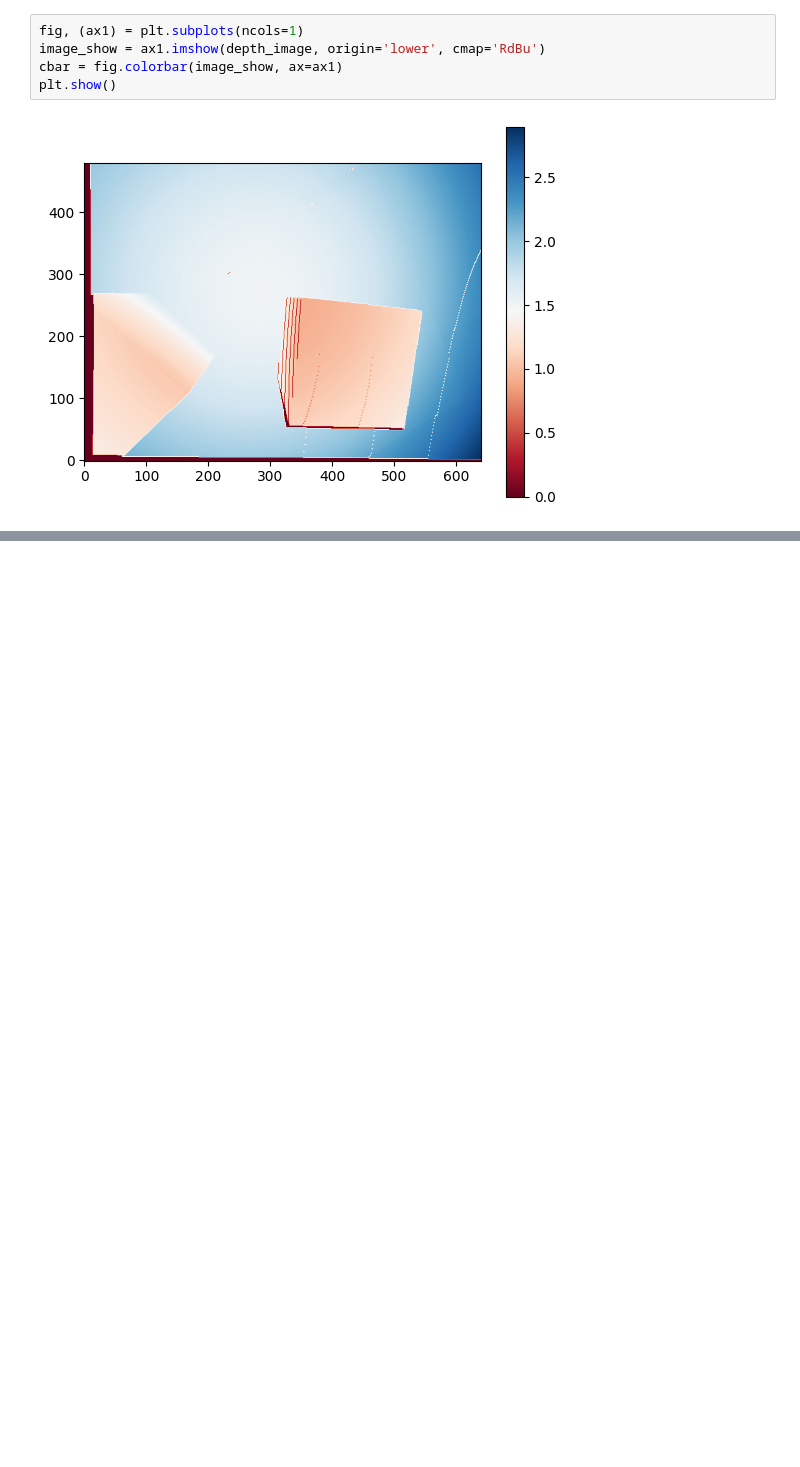
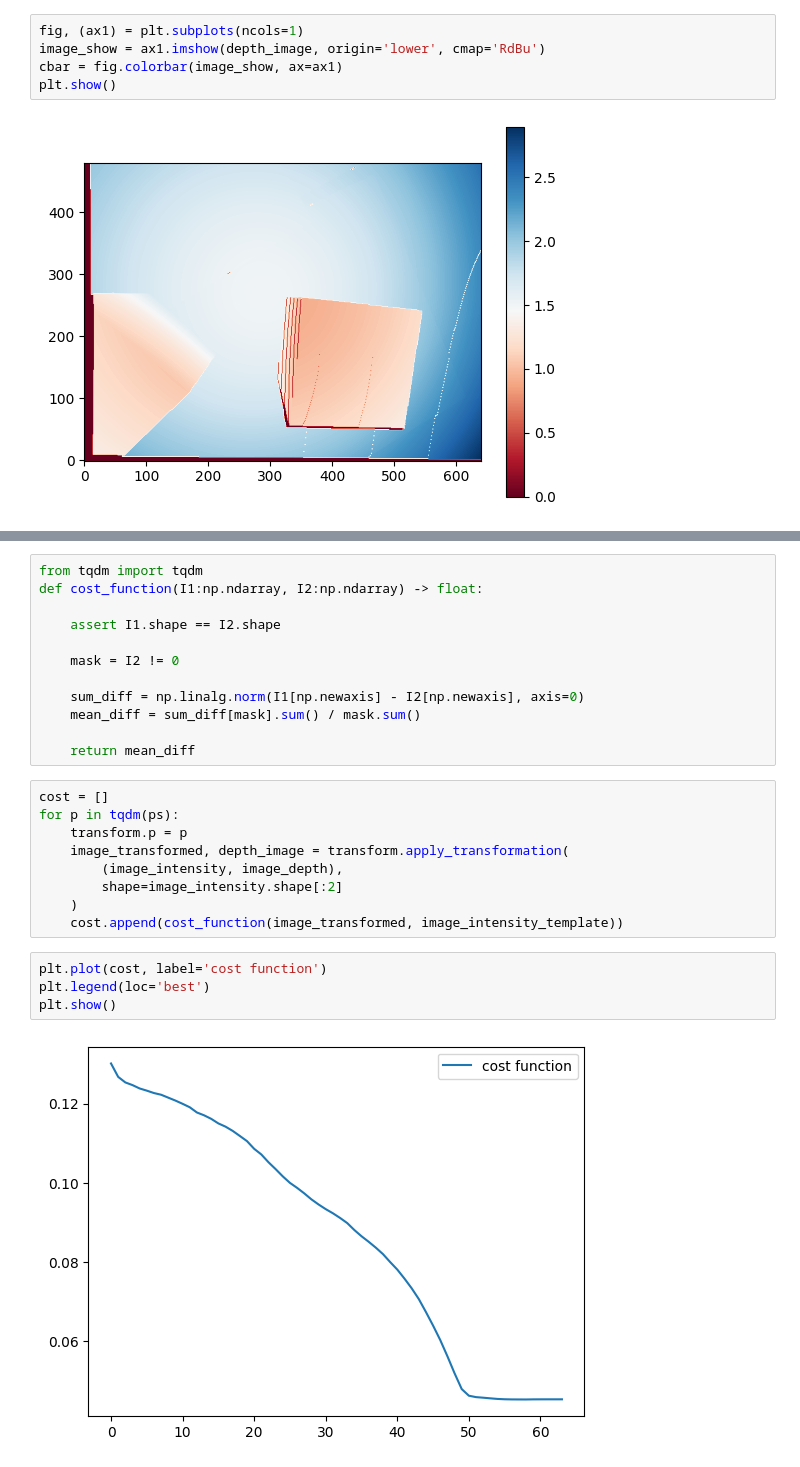
Before and after one commit to GerasimovIV/dense_image_aligment, a Jupyter notebook: ReprojectionExample.ipynb, the cells around one changed output, grey strips where cells are left out. Cells and saved outputs as stored; diff of their text form; blank space fills up the shorter version.

```diff
--- a/ReprojectionExample.ipynb
+++ b/ReprojectionExample.ipynb
@@ -202,0 +215,27 @@ array([ 0.   , -0.   ,  0.   ,  0.011,  0.141,  0.   ])
+# %%
+from tqdm import tqdm
+def cost_function(I1:np.ndarray, I2:np.ndarray) -> float:
+
+    assert I1.shape == I2.shape
+
+    mask = I2 != 0
+
+    sum_diff = np.linalg.norm(I1[np.newaxis] - I2[np.newaxis], axis=0)
+    mean_diff = sum_diff[mask].sum() / mask.sum()
+
+    return mean_diff
+# %%
+cost = []
+for p in tqdm(ps):
+    transform.p = p
+    image_transformed, depth_image = transform.apply_transformation(
+        (image_intensity, image_depth),
+        shape=image_intensity.shape[:2]
+    )
+    cost.append(cost_function(image_transformed, image_intensity_template))
+# %%
+plt.plot(cost, label='cost function')
+plt.legend(loc='best')
+plt.show()
+# %% [output]
+[figure, added]
```
Also changed, not shown: parts of 6 cells of this notebook.
